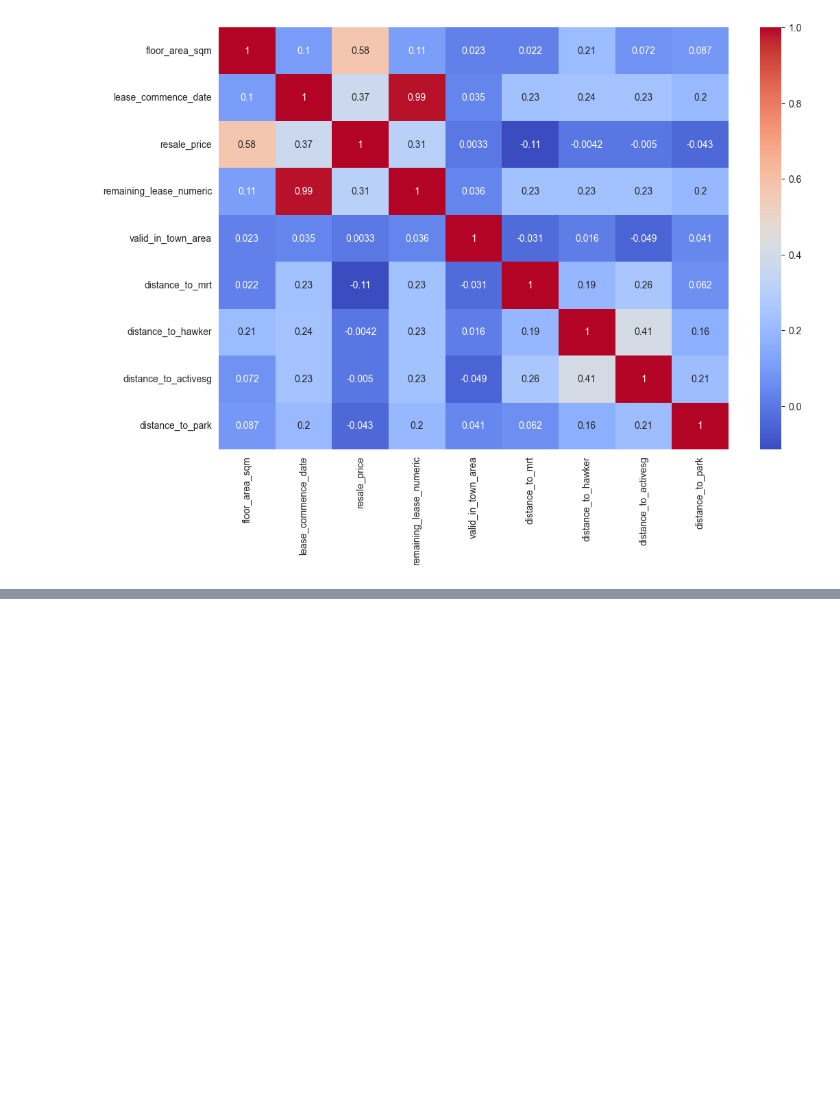
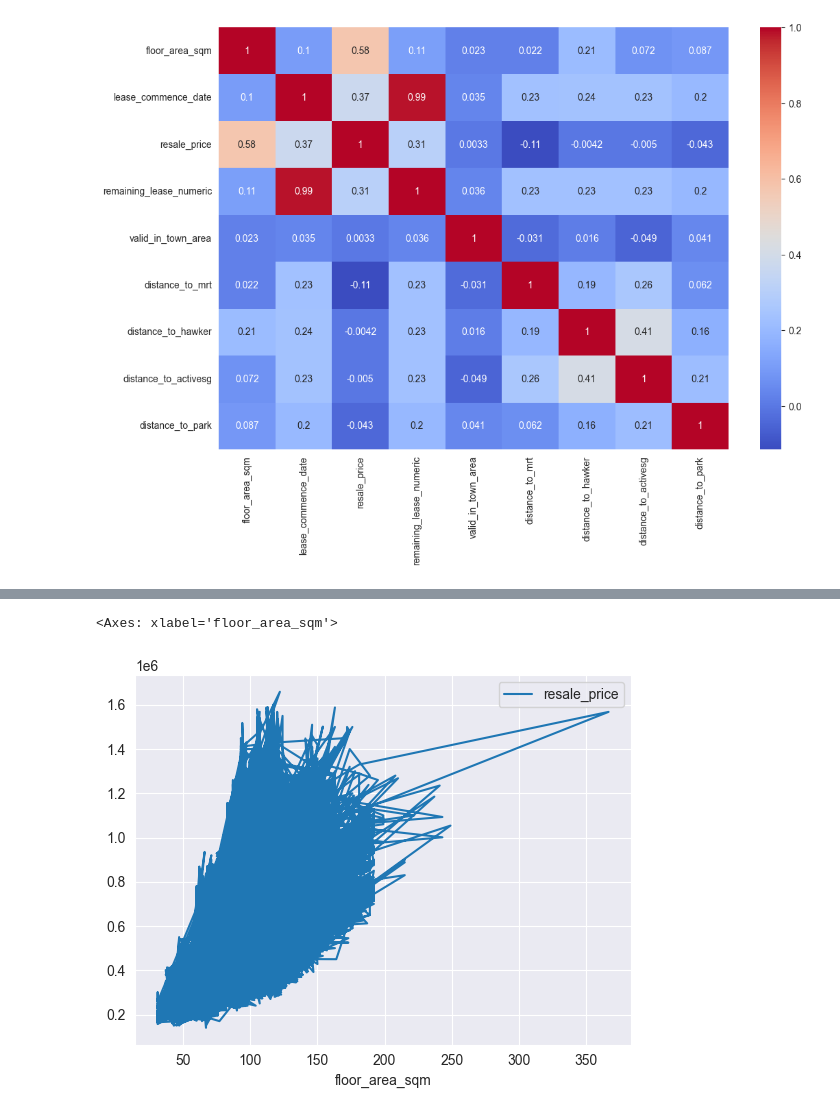
Before and after one commit to yume-24/Introductory-data-science-PBL-1-, a Jupyter notebook: PBL1.ipynb, the cells around one changed output, grey strips where cells are left out. Cells and saved outputs as stored; diff of their text form; code cells hidden in the pictures; blank space fills up the shorter version.

```diff
--- a/PBL1.ipynb
+++ b/PBL1.ipynb
@@ -80,0 +86,5 @@ Name: resale_price, dtype: float64
+# %%
+data.plot( 'floor_area_sqm','resale_price' )
+# %% [output]
+<Axes: xlabel='floor_area_sqm'>
+[figure, added]
```
Also changed, not shown: parts of 13 cells of this notebook, 2 other files.
